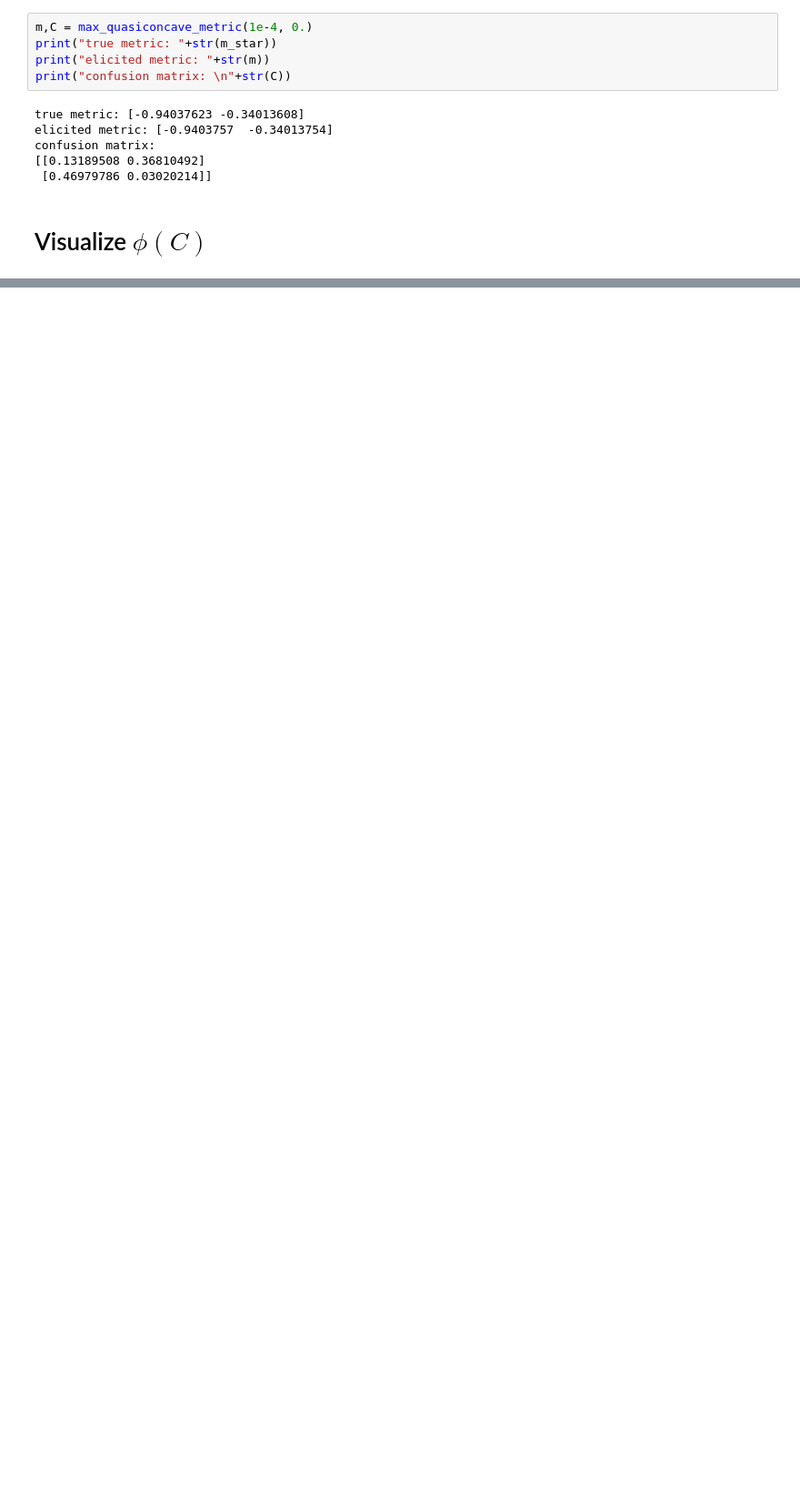
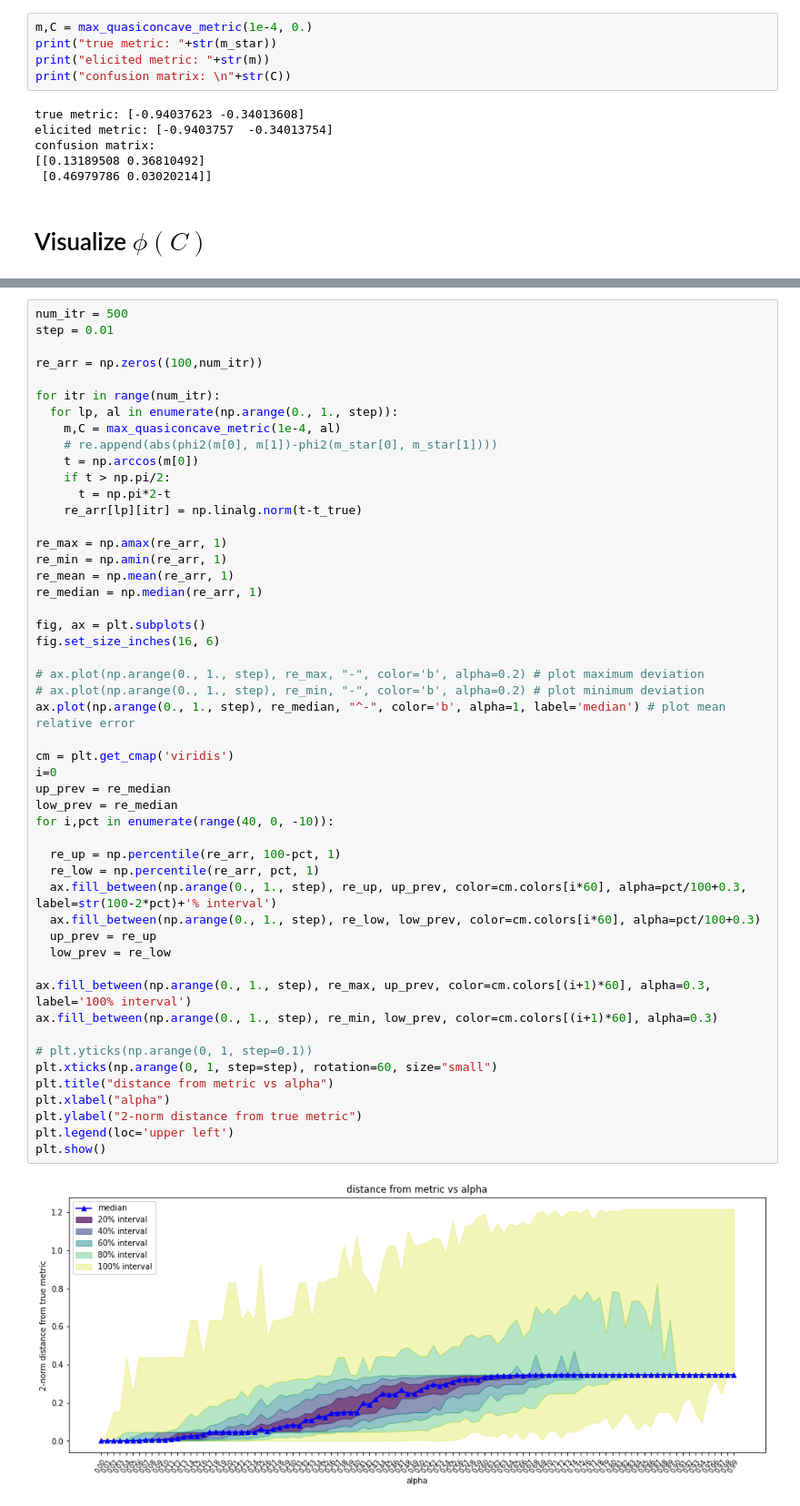
Before and after one commit to zrobertson466920/Probabalistic_Bisection, a Jupyter notebook: Binary_Search_(debug).ipynb, the cells around one changed output, grey strips where cells are left out. Shown at 91% size. Drawn from its saved outputs; the diff is of its cells as text; blank space fills up the shorter version.

```diff
--- a/Binary_Search_(debug).ipynb
+++ b/Binary_Search_(debug).ipynb
@@ -217,0 +251,52 @@ plt.show()
+# %%
+num_itr = 500
+step = 0.01
+
+re_arr = np.zeros((100,num_itr))
+
+for itr in range(num_itr):
+  for lp, al in enumerate(np.arange(0., 1., step)):
+    m,C = max_quasiconcave_metric(1e-4, al)
+    # re.append(abs(phi2(m[0], m[1])-phi2(m_star[0], m_star[1])))
+    t = np.arccos(m[0])
+    if t > np.pi/2:
+      t = np.pi*2-t
+    re_arr[lp][itr] = np.linalg.norm(t-t_true)
+
+re_max = np.amax(re_arr, 1)
+re_min = np.amin(re_arr, 1)
+re_mean = np.mean(re_arr, 1)
+re_median = np.median(re_arr, 1)
+
+fig, ax = plt.subplots()
+fig.set_size_inches(16, 6)
+
+# ax.plot(np.arange(0., 1., step), re_max, "-", color='b', alpha=0.2) # plot maximum deviation
+# ax.plot(np.arange(0., 1., step), re_min, "-", color='b', alpha=0.2) # plot minimum deviation
+ax.plot(np.arange(0., 1., step), re_median, "^-", color='b', alpha=1, label='median') # plot mean relative error
+
+cm = plt.get_cmap('viridis')
+i=0
+up_prev = re_median
+low_prev = re_median
+for i,pct in enumerate(range(40, 0, -10)):
+
+  re_up = np.percentile(re_arr, 100-pct, 1)
+  re_low = np.percentile(re_arr, pct, 1)
+  ax.fill_between(np.arange(0., 1., step), re_up, up_prev, color=cm.colors[i*60], alpha=pct/100+0.3, label=str(100-2*pct)+'% interval')
+  ax.fill_between(np.arange(0., 1., step), re_low, low_prev, color=cm.colors[i*60], alpha=pct/100+0.3)
+  up_prev = re_up
+  low_prev = re_low
+
+ax.fill_between(np.arange(0., 1., step), re_max, up_prev, color=cm.colors[(i+1)*60], alpha=0.3, label='100% interval')
+ax.fill_between(np.arange(0., 1., step), re_min, low_prev, color=cm.colors[(i+1)*60], alpha=0.3)
+
+# plt.yticks(np.arange(0, 1, step=0.1))
+plt.xticks(np.arange(0, 1, step=step), rotation=60, size="small")
+plt.title("distance from metric vs alpha")
+plt.xlabel("alpha")
+plt.ylabel("2-norm distance from true metric")
+plt.legend(loc='upper left')
+plt.show()
+# %% [output]
+[figure, added]
```
Also changed, not shown: parts of 5 cells of this notebook.
